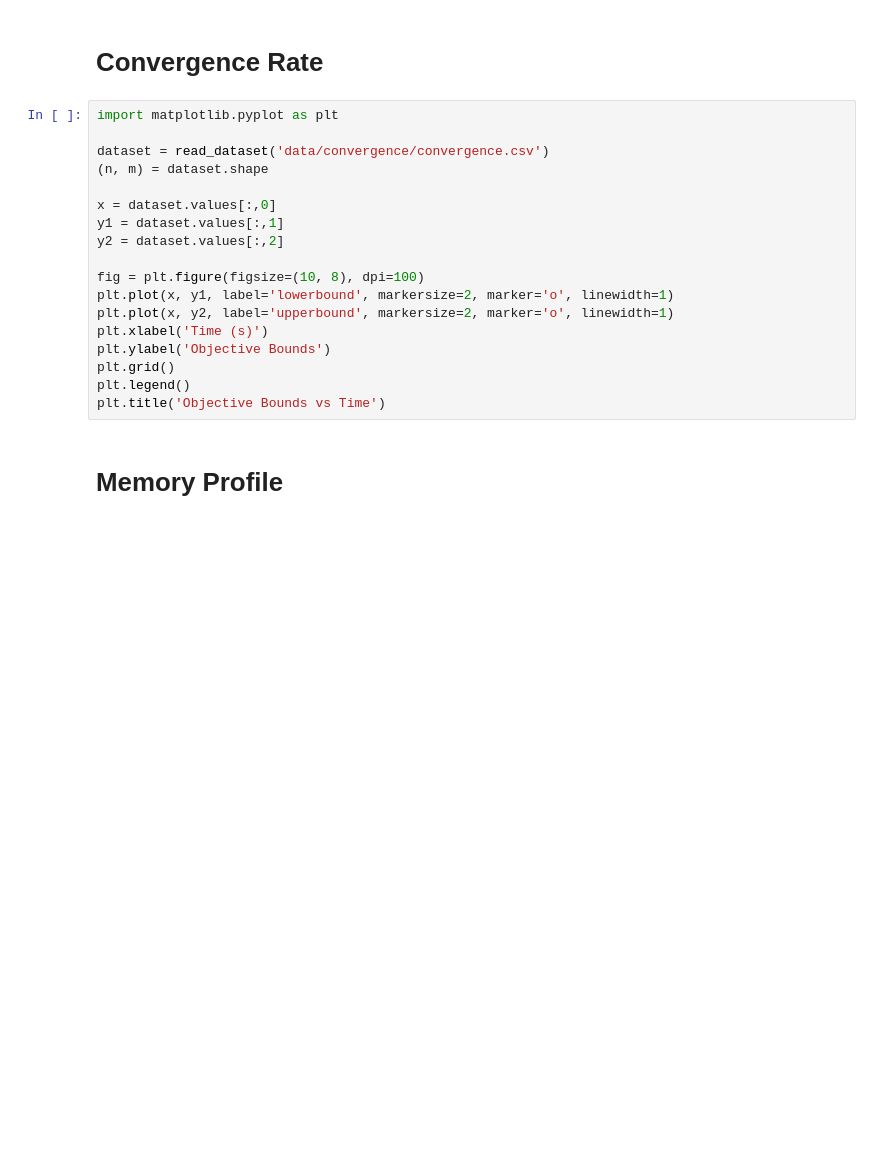
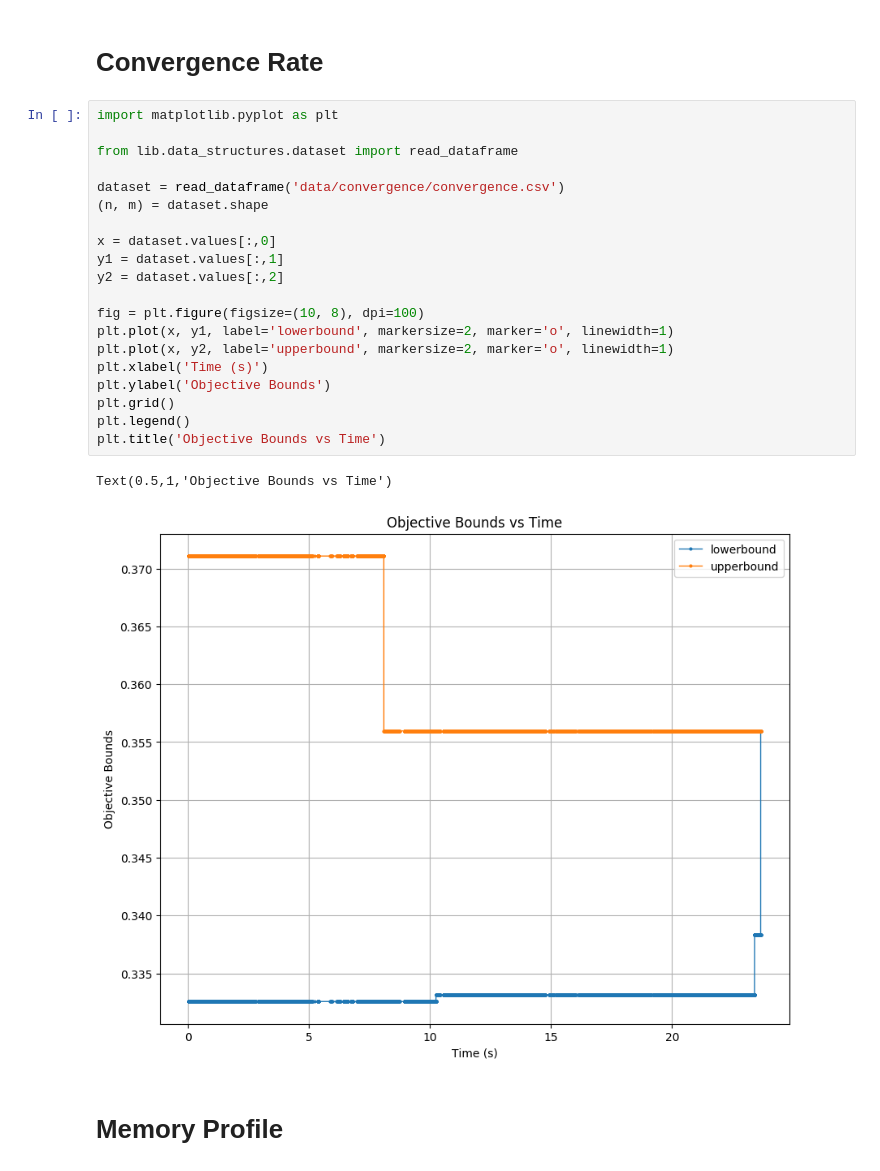
Before and after one commit to marypaulin/repo, a Jupyter notebook: Experiments.ipynb, the cells around one changed output. Drawn from its saved outputs; the diff is of its cells as text; blank space fills up the shorter version.

```diff
--- a/Experiments.ipynb
+++ b/Experiments.ipynb
@@ -40,21 +42,26 @@ for core_count in [1, 2]:
 # %%
 import matplotlib.pyplot as plt
 
-dataset = read_dataset('data/convergence/convergence.csv')
+from lib.data_structures.dataset import read_dataframe
+
+dataset = read_dataframe('data/convergence/convergence.csv')
 (n, m) = dataset.shape
 
 x = dataset.values[:,0]
 y1 = dataset.values[:,1]
 y2 = dataset.values[:,2]
 
 fig = plt.figure(figsize=(10, 8), dpi=100)
 plt.plot(x, y1, label='lowerbound', markersize=2, marker='o', linewidth=1)
 plt.plot(x, y2, label='upperbound', markersize=2, marker='o', linewidth=1)
 plt.xlabel('Time (s)')
 plt.ylabel('Objective Bounds')
 plt.grid()
 plt.legend()
 plt.title('Objective Bounds vs Time')
+# %% [output]
+Text(0.5,1,'Objective Bounds vs Time')
+[figure, added]
 # %% [markdown]
 # Memory Profile
 # %% [markdown]
```
Also changed, not shown: parts of 3 cells of this notebook, 20 other files.
